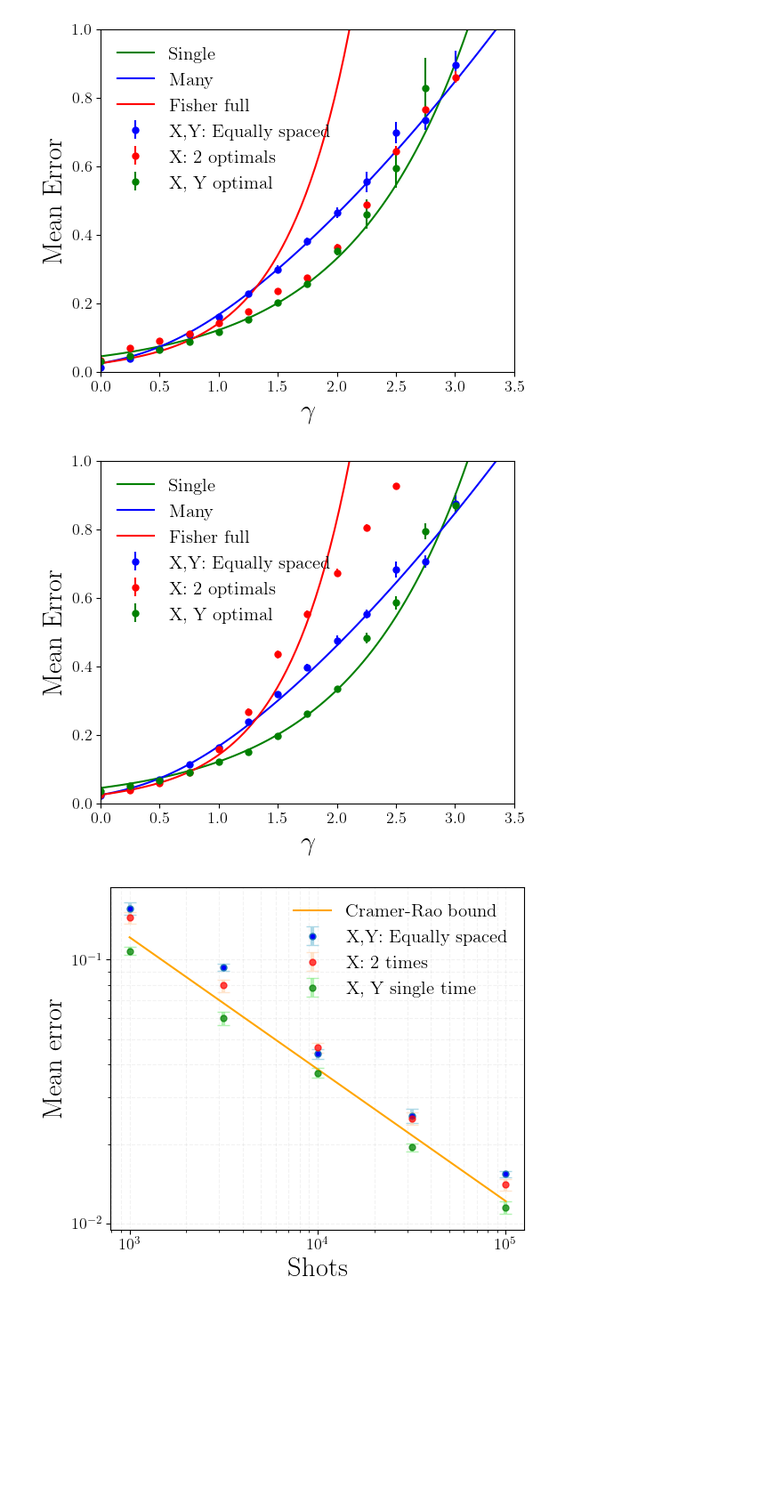
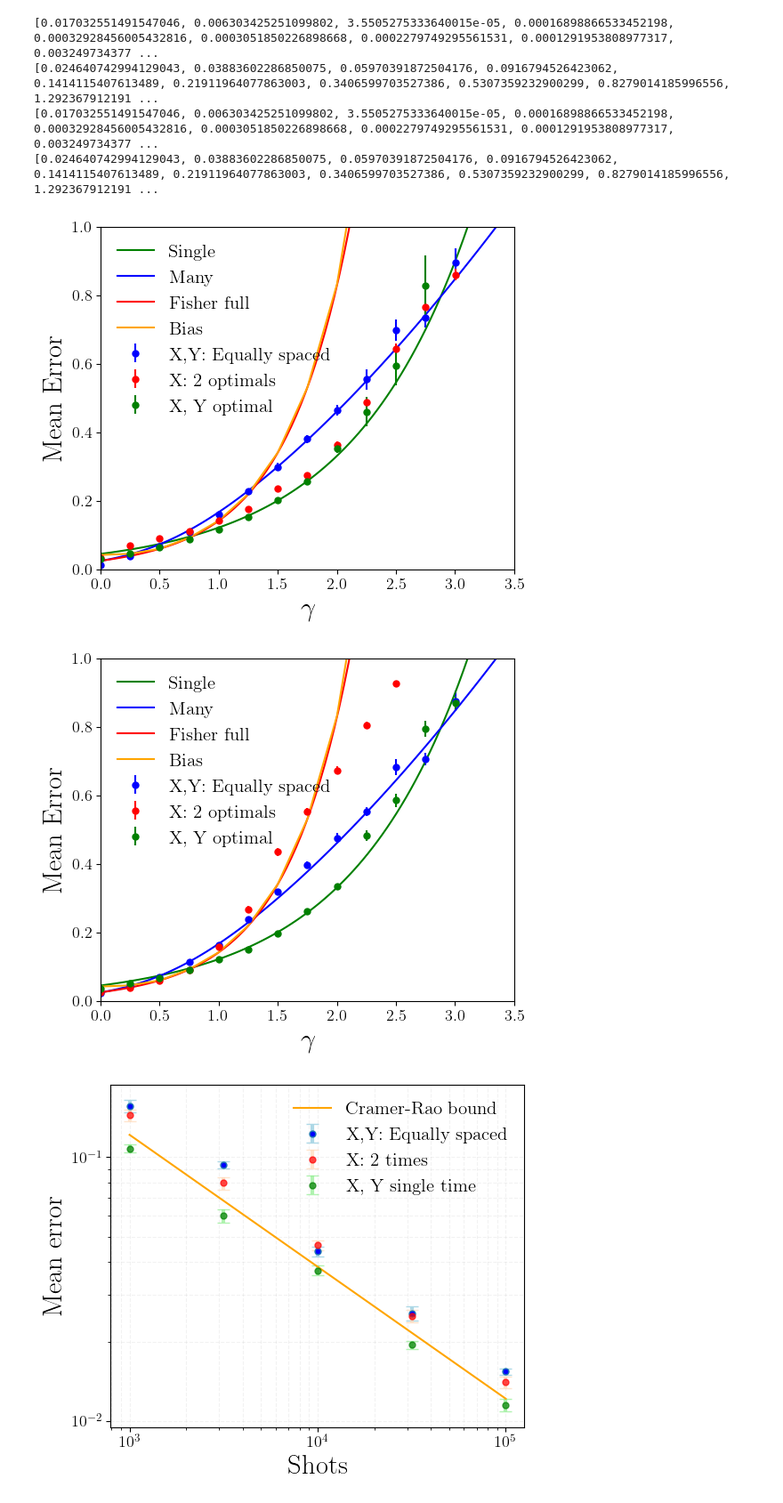
Before and after one commit to Davidkatom/Crosstalk, a Jupyter notebook: Paper/GraphForPaper.ipynb, the cells around one changed output. Shown at 89% size. Saved outputs shown, nothing was run; the diff lists cells and outputs as text; code cells hidden in the pictures; blank space fills up the shorter version.

```diff
--- a/Paper/GraphForPaper.ipynb
+++ b/Paper/GraphForPaper.ipynb
@@ -191,6 +191,17 @@ def plot_a():
     plt.plot(Gamma, error_many, label='Many', color='blue')
     plt.plot(Gamma, error_fisher_full, label='Fisher full', color = 'red')
 
+    bias = [B[i][0,0] for i in range(len(B))]
+    print(bias)
+    error_fisher_full_small = []
+    for d in Decay_a:
+        error_fisher_full_small.append(rao_bound(t_fisher, 1, d, [N, N])[1])
+
+    plt.plot(Decay_a, np.array(bias) + np.array(error_fisher_full_small), label='Bias', color='orange')
+    print(error_fisher_full_small)
+
+
+    # plt.plot(Gamma, error_fisher, label='Fisher', color='orange')
 
 # Plot error bars for "a" dataset
 plot_a()
@@ -201,35 +212,40 @@ plt.errorbar(Decay_a, np.array(errors_fisher_median_a), yerr=np.array(errors_fis
 plt.errorbar(Decay_a, np.array(errors_local_median_a), yerr=np.array(errors_local_std_a),
              fmt='o', color='green', label='X, Y optimal', markersize=5)
 
 plt.xlabel('$\gamma$')
 plt.ylabel('Mean Error')
 plt.legend()
 plt.xlim([0, 3.5])
 plt.ylim([0, 1])
 plt.grid(False)
 plt.savefig(os.path.join(graphs, "decay_errors_optimal_a.png"))
 plt.figure()
 
 plt.errorbar(Decay_w, np.array(errors_uniform_median_w), yerr= np.array(errors_uniform_std_w),
              fmt='o', color='blue', label='X,Y: Equally spaced', markersize=5)
 plt.errorbar(Decay_w, np.array(errors_fisher_median_w), yerr= np.array(errors_fisher_std_w ),
              fmt='o', color='red', label='X: 2 optimals', markersize=5)
 plt.errorbar(Decay_w,  np.array(errors_local_median_w), yerr= np.array(errors_local_std_w ), fmt='o',
              color='green', label='X, Y optimal', markersize=5)
 plot_a()
 # Final plot adjustments
 plt.xlabel('$\gamma$')
 plt.ylabel('Mean Error')
 plt.legend()
 plt.xlim([0, 3.5])
 plt.ylim([0, 1])
 # plt.tight_layout()
 plt.grid(False)
 plt.savefig(os.path.join(graphs, "decay_errors_optimal_w.png"))
 plt.show()
+# print([(Decay_w[i], errors_fisher_median_a[i]) for i in range(len(Decay_w))])
 # %% [output]
+[0.017032551491547046, 0.006303425251099802, 3.5505275333640015e-05, 0.00016898866533452198, 0.00032928456005432816, 0.0003051850226898668, 0.0002279749295561531, 0.0001291953808977317, 0.003249734377 ...
+[0.024640742994129043, 0.03883602286850075, 0.05970391872504176, 0.0916794526423062, 0.1414115407613489, 0.21911964077863003, 0.3406599703527386, 0.5307359232900299, 0.8279014185996556, 1.292367912191 ...
+[0.017032551491547046, 0.006303425251099802, 3.5505275333640015e-05, 0.00016898866533452198, 0.00032928456005432816, 0.0003051850226898668, 0.0002279749295561531, 0.0001291953808977317, 0.003249734377 ...
+[0.024640742994129043, 0.03883602286850075, 0.05970391872504176, 0.0916794526423062, 0.1414115407613489, 0.21911964077863003, 0.3406599703527386, 0.5307359232900299, 0.8279014185996556, 1.292367912191 ...
-[figure, old version]
+[figure, new version]
-[figure, old version]
+[figure, new version]
 # %%
 # Data Load Paths
 user_home = os.path.expanduser("~")
```
Also changed, not shown: parts of 3 cells of this notebook, 3 other files.
